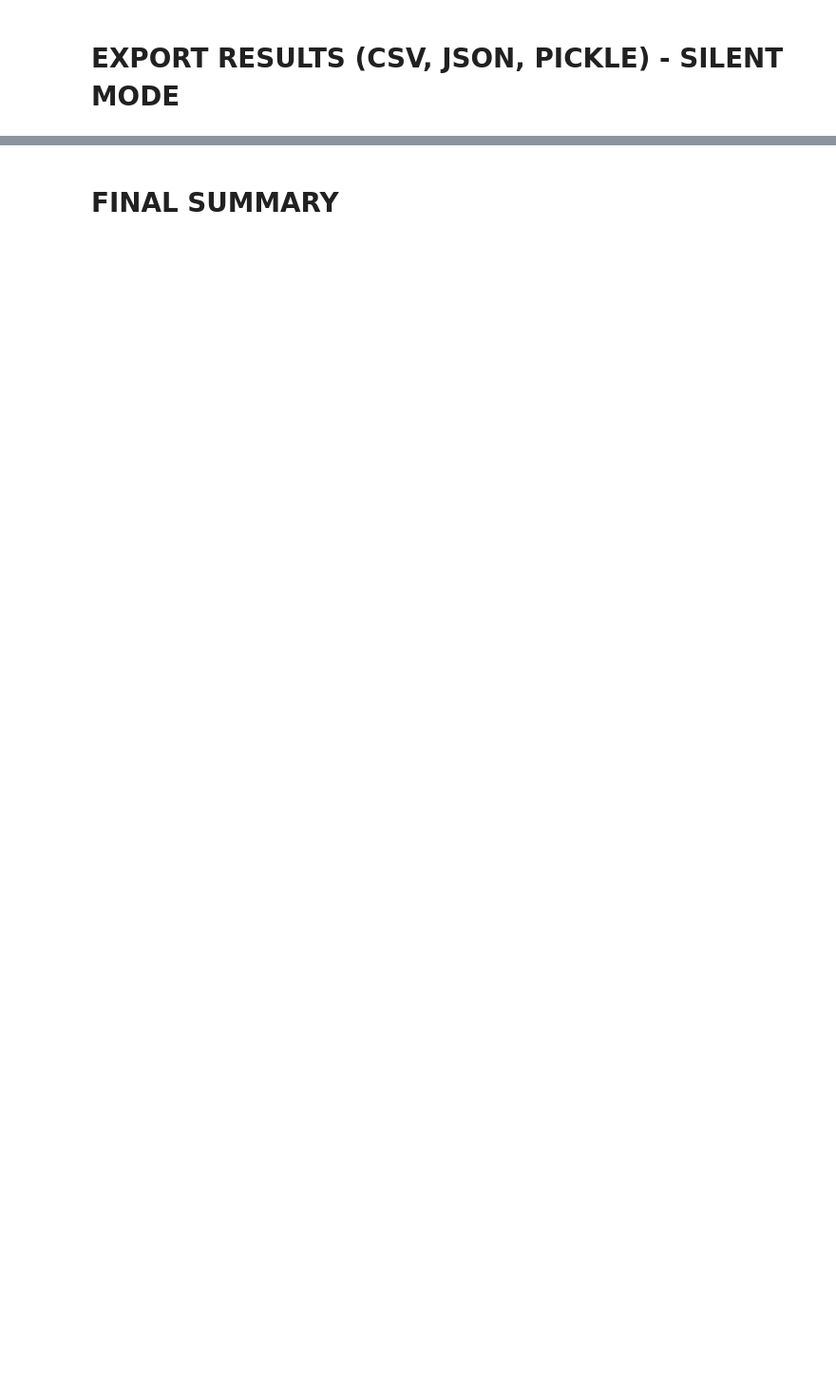
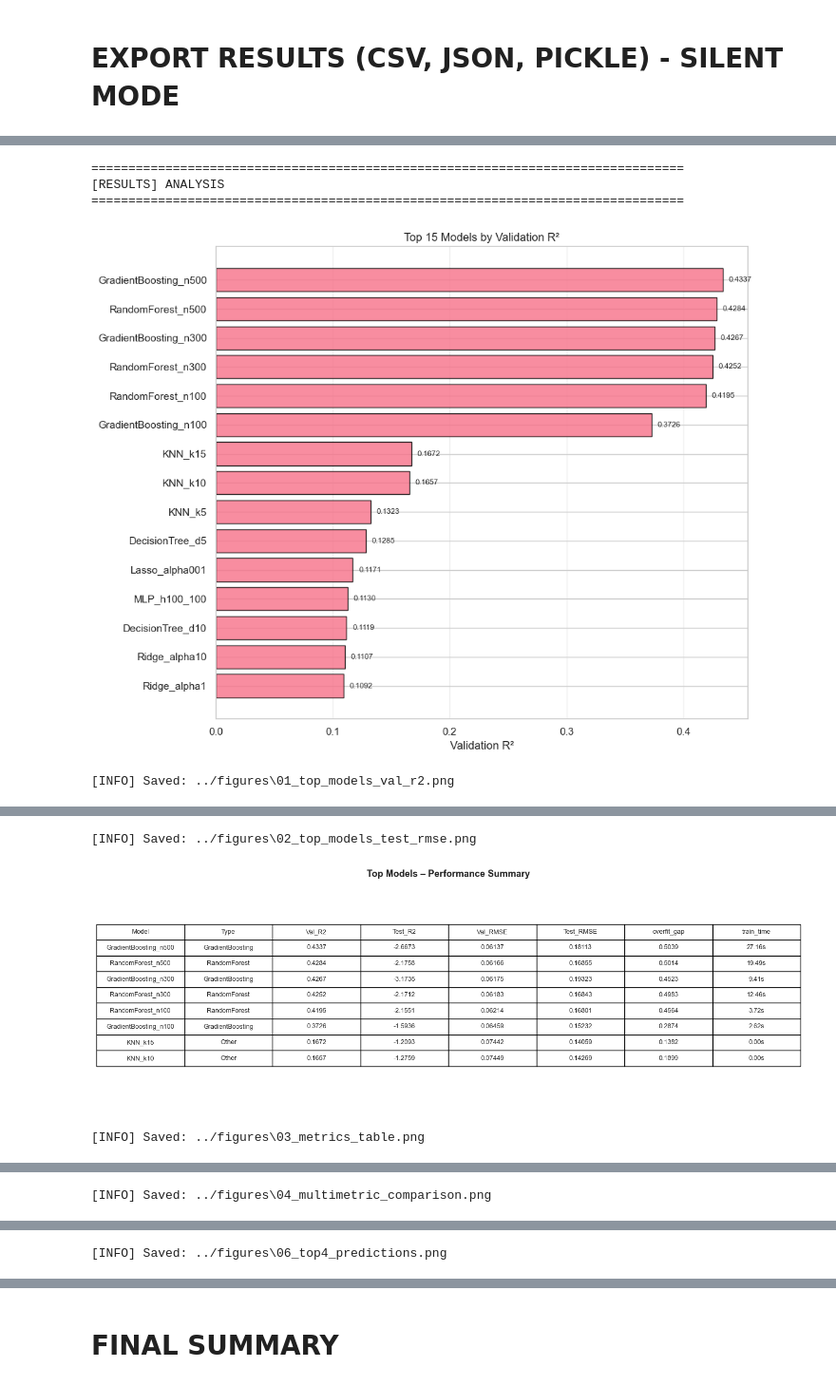
Before and after one commit to Cl01010608/ProjectApML, a Jupyter notebook: ProjectOverview.ipynb, the cells around one changed output, grey strips where cells are left out. Shown at 95% size. Saved outputs shown, nothing was run; the diff lists cells and outputs as text; code cells hidden in the pictures; blank space fills up the shorter version.

Commit message:
Updates for results

```diff
--- a/ProjectOverview.ipynb
+++ b/ProjectOverview.ipynb
@@ -400,10 +405,8 @@ try:
     # =========================================================================
 
     # Performance metrics (main results)
-    df_results_export = df_results[[
-        'Model', 'Type', 'Val_R2', 'Test_R2', 'Train_R2',
-        'Val_RMSE', 'Test_RMSE', 'train_time', 'inference_time', 'total_time'
-    ]].copy()
+    df_results_export = df_results[['Model', 'Type', 'Val_R2', 'Test_R2', 'Train_R2', 'Val_RMSE',
+       'Test_RMSE', 'train_time', 'inference_time', 'total_time']].copy()
     df_results_export.to_csv('results/performance_metrics.csv', index=False)
 
     # Top 10 models
@@ -527,0 +585,12 @@ STEP 6: EXPORTING RESULTS (NO PRINTS)
+# %%
+ra.run_results_analysis(
+    df_results=df_results,
+    predictions=predictions_df,
+    y_test=y_test
+)
+# %% [output]
+================================================================================
+[RESULTS] ANALYSIS
+================================================================================
+[figure, added]
+[INFO] Saved: ../figures\01_top_models_val_r2.png
@@ -527,0 +598,3 @@ STEP 6: EXPORTING RESULTS (NO PRINTS)
+[INFO] Saved: ../figures\02_top_models_test_rmse.png
+[figure, added]
+[INFO] Saved: ../figures\03_metrics_table.png
@@ -527,0 +602 @@ STEP 6: EXPORTING RESULTS (NO PRINTS)
+[INFO] Saved: ../figures\04_multimetric_comparison.png
@@ -527,0 +604 @@ STEP 6: EXPORTING RESULTS (NO PRINTS)
+[INFO] Saved: ../figures\06_top4_predictions.png
```
Also changed, not shown: parts of 10 cells of this notebook, 1 other file.
